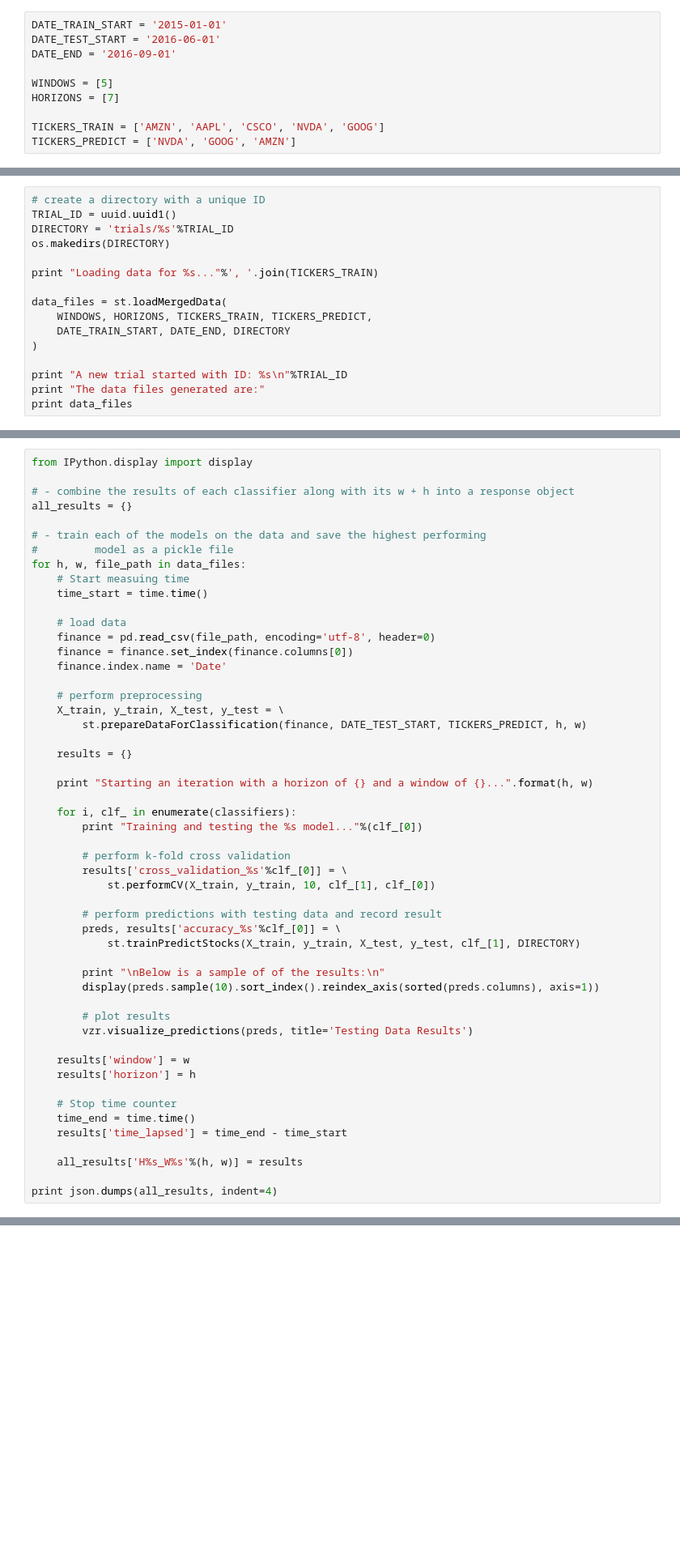
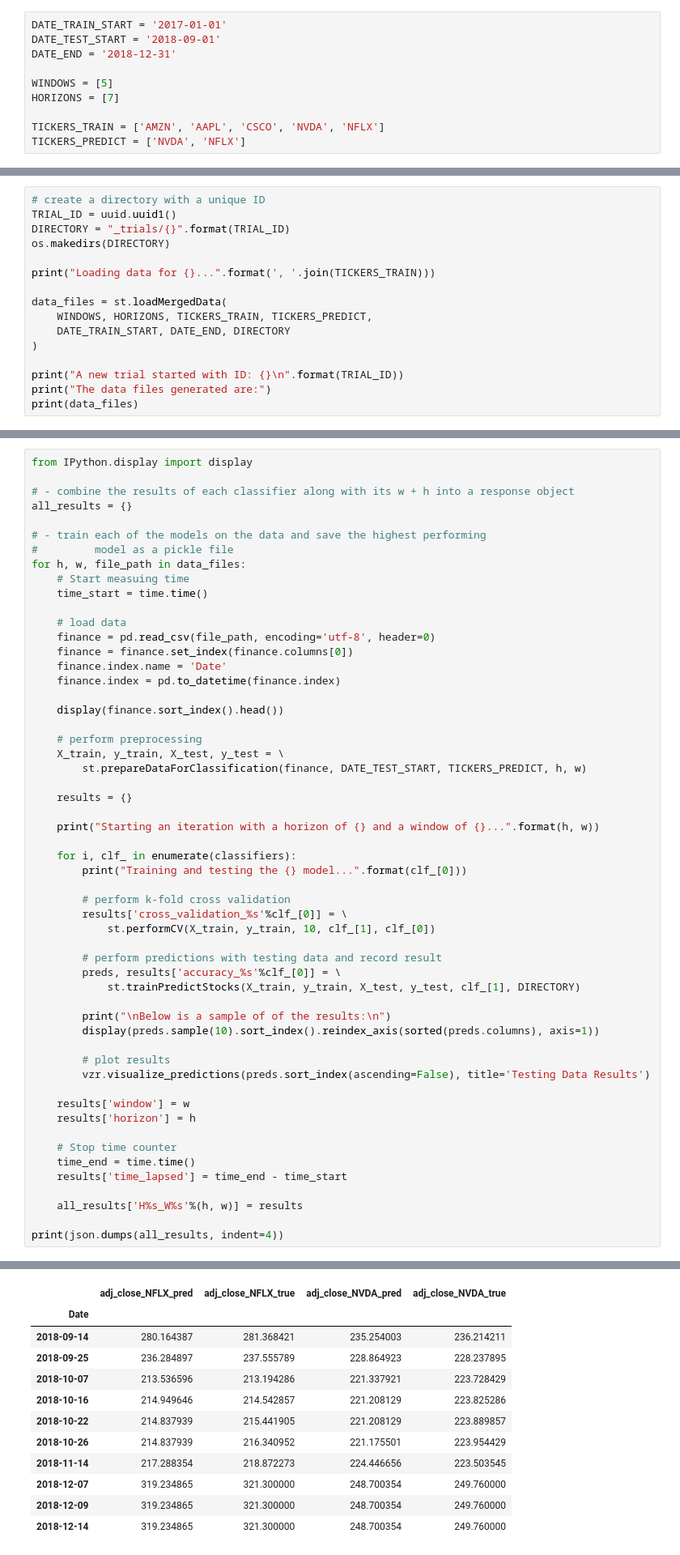
Before and after one commit to FaisalAl-Tameemi/mercatus-machina, a Jupyter notebook: demo.ipynb, the cells around one changed output, grey strips where cells are left out. Shown at 81% size. Drawn from its saved outputs; the diff is of its cells as text; blank space fills up the shorter version.

```diff
--- a/demo.ipynb
+++ b/demo.ipynb
@@ -22,15 +22,15 @@ import lib.visualizer as vzr
 
 Below we set the tickers we would like to train on and the dates for starting predictions.
 # %%
-DATE_TRAIN_START = '2015-01-01'
-DATE_TEST_START = '2016-06-01'
-DATE_END = '2016-09-01'
+DATE_TRAIN_START = '2017-01-01'
+DATE_TEST_START = '2018-09-01'
+DATE_END = '2018-12-31'
 
 WINDOWS = [5]
 HORIZONS = [7]
 
-TICKERS_TRAIN = ['AMZN', 'AAPL', 'CSCO', 'NVDA', 'GOOG']
-TICKERS_PREDICT = ['NVDA', 'GOOG', 'AMZN']
+TICKERS_TRAIN = ['AMZN', 'AAPL', 'CSCO', 'NVDA', 'NFLX']
+TICKERS_PREDICT = ['NVDA', 'NFLX']
 # %% [markdown]
 The next step is to create a directory where we will save the transformed data. This is done to avoid loading many data files in memeory since our algorithm may apply multiple windows and horizons (a file for each).
 
@@ -38,17 +38,17 @@ Once we've created a directory, we proceed to load a single data representing ne
 # %%
 # create a directory with a unique ID
 TRIAL_ID = uuid.uuid1()
-DIRECTORY = 'trials/%s'%TRIAL_ID
+DIRECTORY = "_trials/{}".format(TRIAL_ID)
 os.makedirs(DIRECTORY)
 
-print "Loading data for %s..."%', '.join(TICKERS_TRAIN)
+print("Loading data for {}...".format(', '.join(TICKERS_TRAIN)))
 
 data_files = st.loadMergedData(
     WINDOWS, HORIZONS, TICKERS_TRAIN, TICKERS_PREDICT,
     DATE_TRAIN_START, DATE_END, DIRECTORY
 )
 
-print "A new trial started with ID: %s\n"%TRIAL_ID
-print "The data files generated are:"
-print data_files
+print("A new trial started with ID: {}\n".format(TRIAL_ID))
+print("The data files generated are:")
+print(data_files)
 # %% [output]
@@ -80,6 +92,9 @@ for h, w, file_path in data_files:
     finance = pd.read_csv(file_path, encoding='utf-8', header=0)
     finance = finance.set_index(finance.columns[0])
     finance.index.name = 'Date'
+    finance.index = pd.to_datetime(finance.index)
+
+    display(finance.sort_index().head())
 
     # perform preprocessing
     X_train, y_train, X_test, y_test = \
@@ -87,10 +102,10 @@ for h, w, file_path in data_files:
 
     results = {}
 
-    print "Starting an iteration with a horizon of {} and a window of {}...".format(h, w)
+    print("Starting an iteration with a horizon of {} and a window of {}...".format(h, w))
 
     for i, clf_ in enumerate(classifiers):
-        print "Training and testing the %s model..."%(clf_[0])
+        print("Training and testing the {} model...".format(clf_[0]))
 
         # perform k-fold cross validation
         results['cross_validation_%s'%clf_[0]] = \
@@ -100,11 +115,11 @@ for h, w, file_path in data_files:
         preds, results['accuracy_%s'%clf_[0]] = \
             st.trainPredictStocks(X_train, y_train, X_test, y_test, clf_[1], DIRECTORY)
 
-        print "\nBelow is a sample of of the results:\n"
+        print("\nBelow is a sample of of the results:\n")
         display(preds.sample(10).sort_index().reindex_axis(sorted(preds.columns), axis=1))
 
         # plot results
-        vzr.visualize_predictions(preds, title='Testing Data Results')
+        vzr.visualize_predictions(preds.sort_index(ascending=False), title='Testing Data Results')
 
     results['window'] = w
     results['horizon'] = h
@@ -115,5 +130,5 @@ for h, w, file_path in data_files:
 
     all_results['H%s_W%s'%(h, w)] = results
 
-print json.dumps(all_results, indent=4)
+print(json.dumps(all_results, indent=4))
 # %% [output]
@@ -136,2 +150,14 @@ Below is a sample of of the results:
+|  | adj_close_NFLX_pred | adj_close_NFLX_true | adj_close_NVDA_pred | adj_close_NVDA_true |
+| Date |  |  |  |  |
+| 2018-09-14 | 280.164387 | 281.368421 | 235.254003 | 236.214211 |
+| 2018-09-25 | 236.284897 | 237.555789 | 228.864923 | 228.237895 |
+| 2018-10-07 | 213.536596 | 213.194286 | 221.337921 | 223.728429 |
+| 2018-10-16 | 214.949646 | 214.542857 | 221.208129 | 223.825286 |
+| 2018-10-22 | 214.837939 | 215.441905 | 221.208129 | 223.889857 |
+| 2018-10-26 | 214.837939 | 216.340952 | 221.175501 | 223.954429 |
+| 2018-11-14 | 217.288354 | 218.872273 | 224.446656 | 223.503545 |
+| 2018-12-07 | 319.234865 | 321.300000 | 248.700354 | 249.760000 |
+| 2018-12-09 | 319.234865 | 321.300000 | 248.700354 | 249.760000 |
+| 2018-12-14 | 319.234865 | 321.300000 | 248.700354 | 249.760000 |
 [interactive output not drawn]
 [interactive output not drawn]
```
Also changed, not shown: parts of 3 cells of this notebook, 7 other files.
